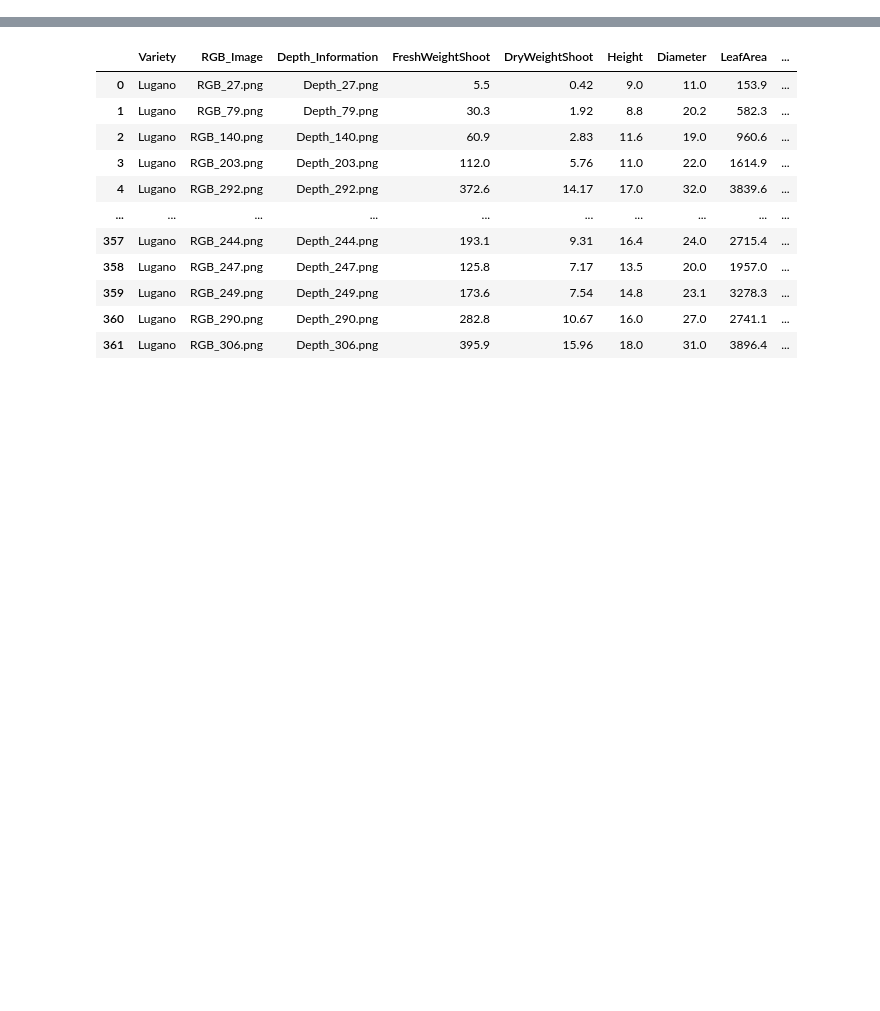
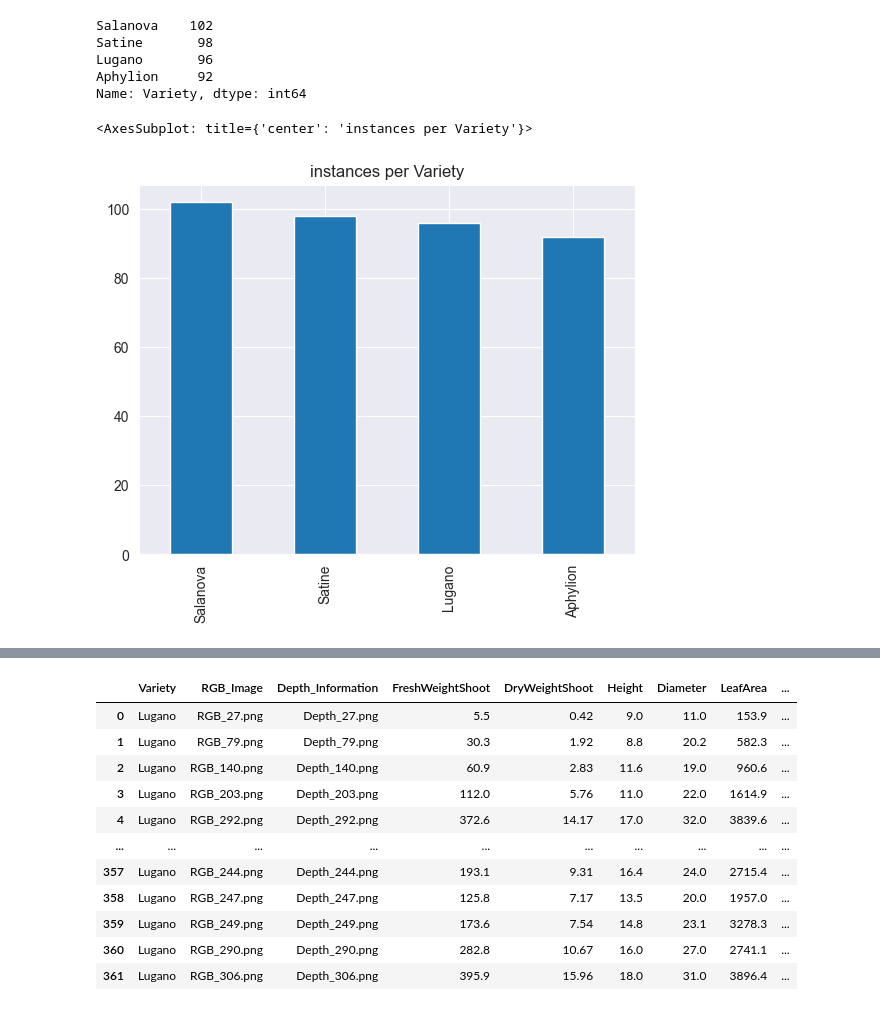
Before and after one commit to Niekwijs/lettuce-growth-models, a Jupyter notebook: Lugano-analysis.ipynb, the cells around one changed output, grey strips where cells are left out. Cells and saved outputs as stored; diff of their text form; code cells hidden in the pictures; blank space fills up the shorter version.

```diff
--- a/Lugano-analysis.ipynb
+++ b/Lugano-analysis.ipynb
@@ -25,0 +11,3 @@ df.head()
+# %%
+df = pd.read_csv("./measurements")
+df.head()
@@ -25,0 +78,13 @@ df.head()
+# %%
+df.Variety.value_counts()
+# %% [output]
+Salanova    102
+Satine       98
+Lugano       96
+Aphylion     92
+Name: Variety, dtype: int64
+# %%
+df.Variety.value_counts().sort_values(ascending=False).plot(kind='bar',title="instances per Variety")
+# %% [output]
+<AxesSubplot: title={'center': 'instances per Variety'}>
+[figure, added]
```
Also changed, not shown: parts of 22 cells of this notebook.
